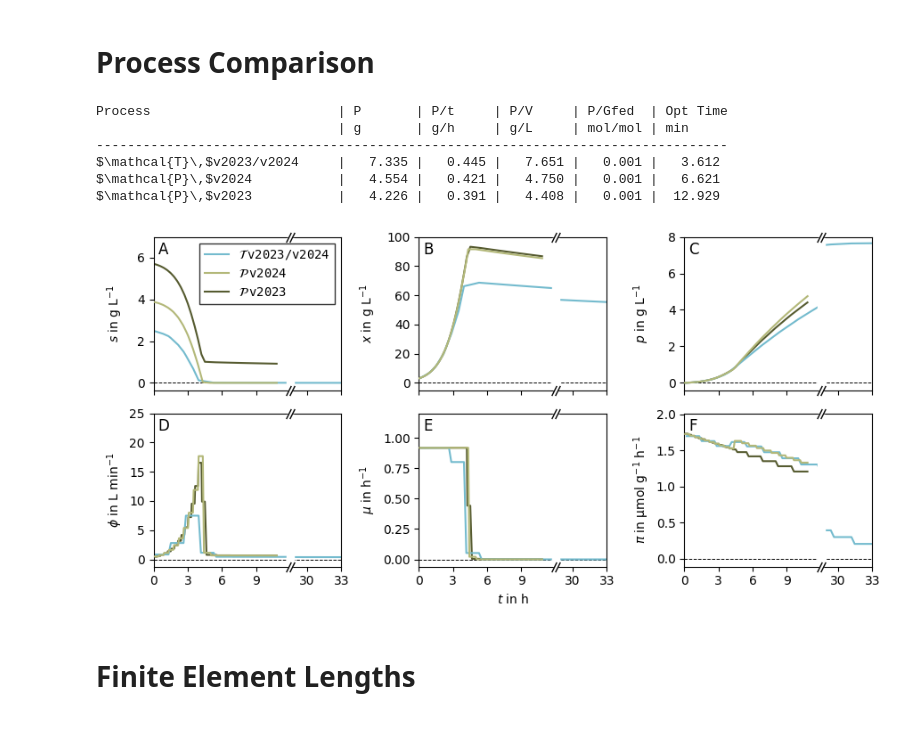
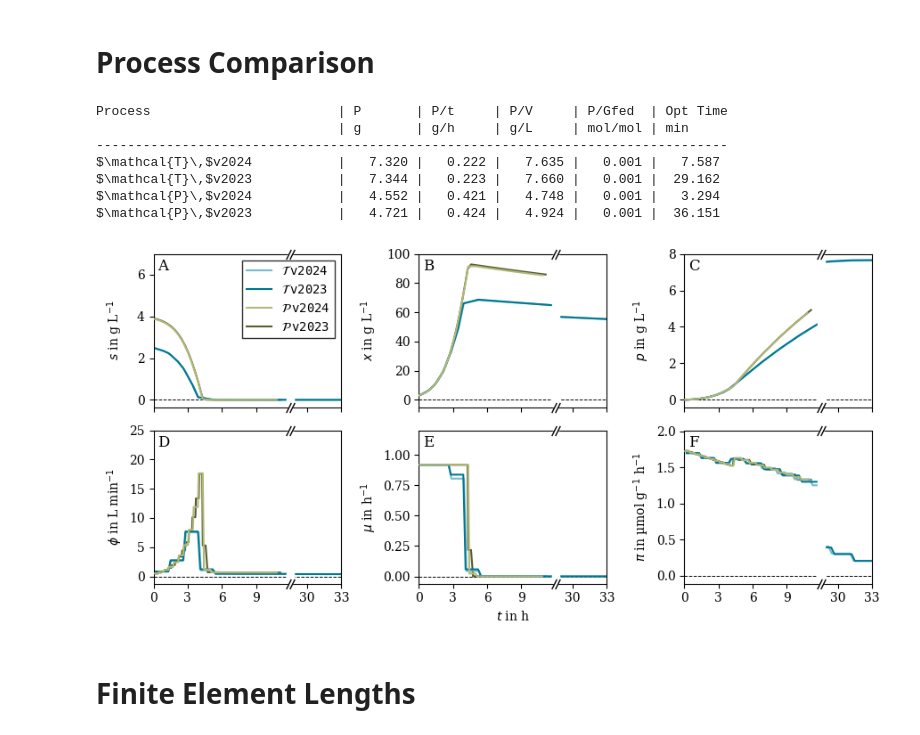
Before and after one commit to Gotsmy/dcFBA, a Jupyter notebook: 02_analysis/plot_slim_core_simulations.ipynb, the cells around one changed output. Cells and saved outputs as stored; diff of their text form; code cells hidden in the pictures.

```diff
--- a/02_analysis/plot_slim_core_simulations.ipynb
+++ b/02_analysis/plot_slim_core_simulations.ipynb
@@ -6,6 +6,8 @@ import cobra
 import snek
 import h5py
 import os
+plt.rcParams['text.usetex'] = False
+plt.rcParams['font.family'] = 'serif'
 # %%
 slim_core = cobra.io.read_sbml_model("../00_files/slim_core.xml")
 # %%
@@ -46,10 +48,10 @@ def parse_summary_file(dirname):
 # %% [markdown]
 # Process Comparison
 # %%
-dirnames = ["T_v2024","P_v2024","P_v2023"]
-labels = [r"$\mathcal{T}\,$v2023/v2024",r"$\mathcal{P}\,$v2024",r"$\mathcal{P}\,$v2023"]
-colors = ["#74bbce","#b3b879","#565b30"] #
-zorders = [2,3,1]
+dirnames = ["T_v2024","T_v2023","P_v2024","P_v2023"]
+labels = [r"$\mathcal{T}\,$v2024",r"$\mathcal{T}\,$v2023",r"$\mathcal{P}\,$v2024",r"$\mathcal{P}\,$v2023"]
+colors = ["#74bbce","#007891","#b3b879","#565b30"] #
+zorders = [2,2,3,1]
 
 def axis_breaker(start,end,df,xticks):
     broken_df = df.copy()
@@ -91,6 +93,7 @@ for nr, (dirname,label,zorder) in enumerate(zip(dirnames,labels,zorders)):
     axes[3].plot(df.t,df.r_V*60,**kwargs)
     axes[4].plot(df.t,df.q_X,**kwargs)
     axes[5].plot(df.t,df.q_P*1000,**kwargs)
+    df = pd.read_csv("../01_simulations/"+dirname+"/df.csv") # use the original df to calculate time
     c_G = 450/.18015588
     tmp_P = df.P.values[-1]*slim_core.metabolites.pDNA_c.formula_weight/1000
     tmp_Pt = df.P.values[-1]/df.t.values[-1]*slim_core.metabolites.pDNA_c.formula_weight/1000
@@ -130,38 +133,39 @@ if True:
                       linestyle="none", color='k', mec='k', mew=1, clip_on=False)
         f = BREAKSTART/(33-BREAKEND+BREAKSTART)
         os1 = .01
         ax.plot([f-os1, f-os1], [0, 1], transform=ax.transAxes, **kwargs,zorder=5)
         ax.plot([f+os1, f+os1], [0, 1], transform=ax.transAxes, **kwargs,zorder=5)
         kwargs = dict(marker="s", markersize=3,
                       linestyle="none", color='w', mec='w', mew=1, clip_on=False)
         ax.plot([f, f], [0, 1], transform=ax.transAxes, **kwargs,zorder=3)
         os2 = .01
         ax.fill_between([f-os1*2, f+os1*2], [1-os2, 1-os2], [0+os2,0+os2], color="w", transform=ax.transAxes,zorder=4)
 
     for ax in axes[:3]:
         ax.set_xticklabels([])
 
 # SUBPLOTS
 if True:
     import matplotlib.transforms as mtransforms
     for name, ax in zip(['A','B','C','D','E',"F","G","H","I","J"],axes):
         trans = mtransforms.ScaledTranslation(5/100, -5/100, fig.dpi_scale_trans)
         ax.text(0.0, 1.0, name, transform=ax.transAxes + trans,
-                fontsize='large', verticalalignment='top', fontfamily='sans',
+                fontsize='large', verticalalignment='top',
                 bbox=dict(facecolor='none', edgecolor='none', pad=3.0))
 
 axes[0].legend(loc="upper right",ncol=1,prop={'family': 'monospace'})
 fig.align_ylabels()
 plt.tight_layout()
 plt.show()
 # %% [output]
 Process                        | P       | P/t     | P/V     | P/Gfed  | Opt Time
                                | g       | g/h     | g/L     | mol/mol | min
 ---------------------------------------------------------------------------------
-$\mathcal{T}\,$v2023/v2024     |   7.335 |   0.445 |   7.651 |   0.001 |   3.612
-$\mathcal{P}\,$v2024           |   4.554 |   0.421 |   4.750 |   0.001 |   6.621
-$\mathcal{P}\,$v2023           |   4.226 |   0.391 |   4.408 |   0.001 |  12.929
+$\mathcal{T}\,$v2024           |   7.320 |   0.222 |   7.635 |   0.001 |   7.587
+$\mathcal{T}\,$v2023           |   7.344 |   0.223 |   7.660 |   0.001 |  29.162
+$\mathcal{P}\,$v2024           |   4.552 |   0.421 |   4.748 |   0.001 |   3.294
+$\mathcal{P}\,$v2023           |   4.721 |   0.424 |   4.924 |   0.001 |  36.151
-[figure, old version]
+[figure, new version]
 # %% [markdown]
 # Finite Element Lengths
 # %%
```
Also changed, not shown: parts of 1 cell of this notebook, 20 other files.
